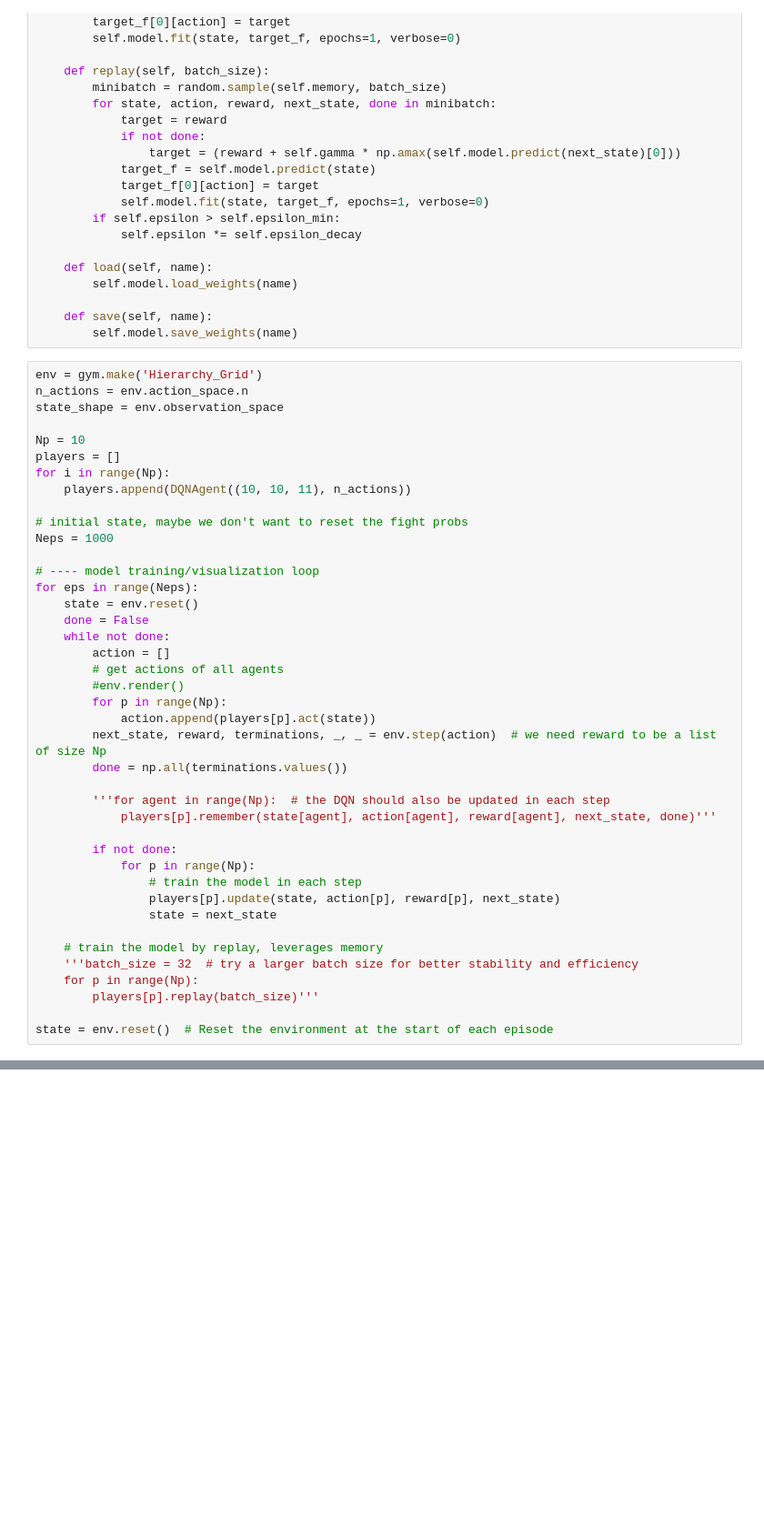
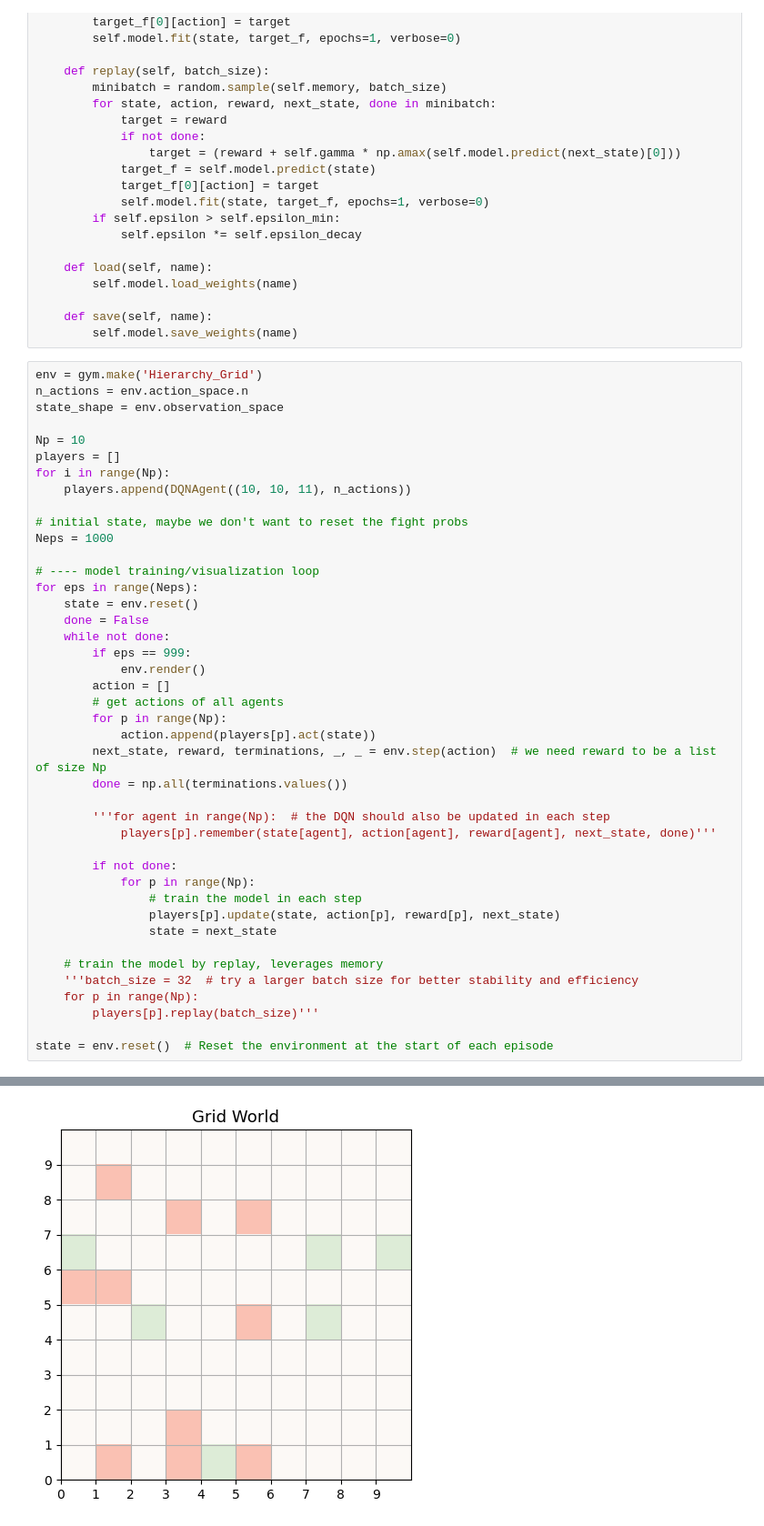
Before and after one commit to neven-x/Social-Hierarchy-RL, a Jupyter notebook: RL_Social_Hierarchy_Demo.ipynb, the cells around one changed output, grey strips where cells are left out. Shown at 91% size. Drawn from its saved outputs; the diff is of its cells as text; blank space fills up the shorter version.

```diff
--- a/RL_Social_Hierarchy_Demo.ipynb
+++ b/RL_Social_Hierarchy_Demo.ipynb
@@ -287,9 +294,10 @@ for eps in range(Neps):
     state = env.reset()
     done = False
     while not done:
+        if eps == 999:
+            env.render()
         action = []
         # get actions of all agents
-        #env.render()
         for p in range(Np):
             action.append(players[p].act(state))
         next_state, reward, terminations, _, _ = env.step(action)  # we need reward to be a list of size Np
@@ -301,30 +309,31 @@ for eps in range(Neps):
         if not done:
             for p in range(Np):
                 # train the model in each step
                 players[p].update(state, action[p], reward[p], next_state)
                 state = next_state
 
     # train the model by replay, leverages memory
     '''batch_size = 32  # try a larger batch size for better stability and efficiency
     for p in range(Np):
         players[p].replay(batch_size)'''
 
 state = env.reset()  # Reset the environment at the start of each episode
 # %% [output]
 WARNING:absl:At this time, the v2.11+ optimizer `tf.keras.optimizers.Adam` runs slowly on M1/M2 Macs, please use the legacy Keras optimizer instead, located at `tf.keras.optimizers.legacy.Adam`.
 WARNING:absl:`lr` is deprecated in Keras optimizer, please use `learning_rate` or use the legacy optimizer, e.g.,tf.keras.optimizers.legacy.Adam.
 WARNING:absl:There is a known slowdown when using v2.11+ Keras optimizers on M1/M2 Macs. Falling back to the legacy Keras optimizer, i.e., `tf.keras.optimizers.legacy.Adam`.
 WARNING:absl:At this time, the v2.11+ optimizer `tf.keras.optimizers.Adam` runs slowly on M1/M2 Macs, please use the legacy Keras optimizer instead, located at `tf.keras.optimizers.legacy.Adam`.
 WARNING:absl:`lr` is deprecated in Keras optimizer, please use `learning_rate` or use the legacy optimizer, e.g.,tf.keras.optimizers.legacy.Adam.
 WARNING:absl:There is a known slowdown when using v2.11+ Keras optimizers on M1/M2 Macs. Falling back to the legacy Keras optimizer, i.e., `tf.keras.optimizers.legacy.Adam`.
 WARNING:absl:At this time, the v2.11+ optimizer `tf.keras.optimizers.Adam` runs slowly on M1/M2 Macs, please use the legacy Keras optimizer instead, located at `tf.keras.optimizers.legacy.Adam`.
 WARNING:absl:`lr` is deprecated in Keras optimizer, please use `learning_rate` or use the legacy optimizer, e.g.,tf.keras.optimizers.legacy.Adam.
 WARNING:absl:There is a known slowdown when using v2.11+ Keras optimizers on M1/M2 Macs. Falling back to the legacy Keras optimizer, i.e., `tf.keras.optimizers.legacy.Adam`.
 WARNING:absl:At this time, the v2.11+ optimizer `tf.keras.optimizers.Adam` runs slowly on M1/M2 Macs, please use the legacy Keras optimizer instead, located at `tf.keras.optimizers.legacy.Adam`.
 WARNING:absl:`lr` is deprecated in Keras optimizer, please use `learning_rate` or use the legacy optimizer, e.g.,tf.keras.optimizers.legacy.Adam.
 WARNING:absl:There is a known slowdown when using v2.11+ Keras optimizers on M1/M2 Macs. Falling back to the legacy Keras optimizer, i.e., `tf.keras.optimizers.legacy.Adam`.
 ... (14 lines left out)
 WARNING:absl:There is a known slowdown when using v2.11+ Keras optimizers on M1/M2 Macs. Falling back to the legacy Keras optimizer, i.e., `tf.keras.optimizers.legacy.Adam`.
 WARNING:absl:At this time, the v2.11+ optimizer `tf.keras.optimizers.Adam` runs slowly on M1/M2 Macs, please use the legacy Keras optimizer instead, located at `tf.keras.optimizers.legacy.Adam`.
 WARNING:absl:`lr` is deprecated in Keras optimizer, please use `learning_rate` or use the legacy optimizer, e.g.,tf.keras.optimizers.legacy.Adam.
 WARNING:absl:There is a known slowdown when using v2.11+ Keras optimizers on M1/M2 Macs. Falling back to the legacy Keras optimizer, i.e., `tf.keras.optimizers.legacy.Adam`.
+[figure, added]
```
Also changed, not shown: parts of 4 cells of this notebook.
